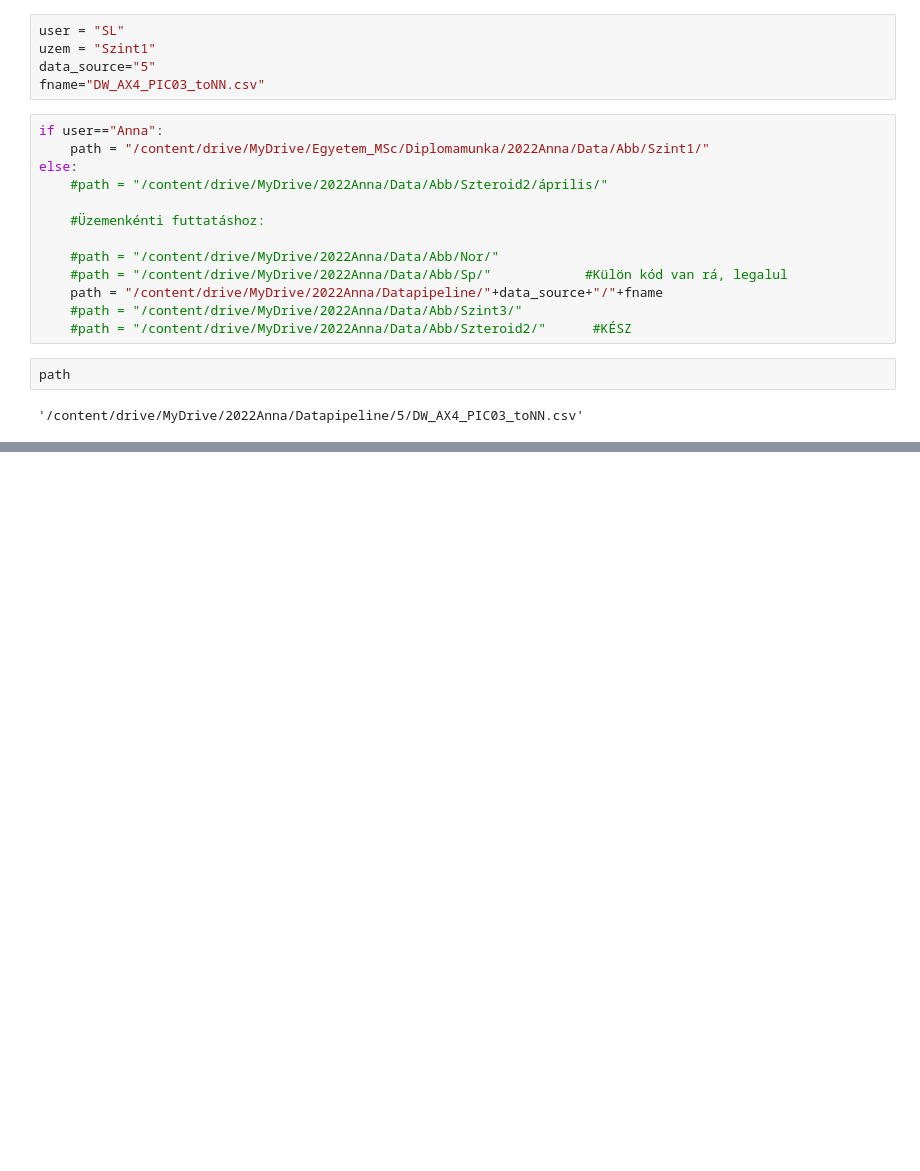
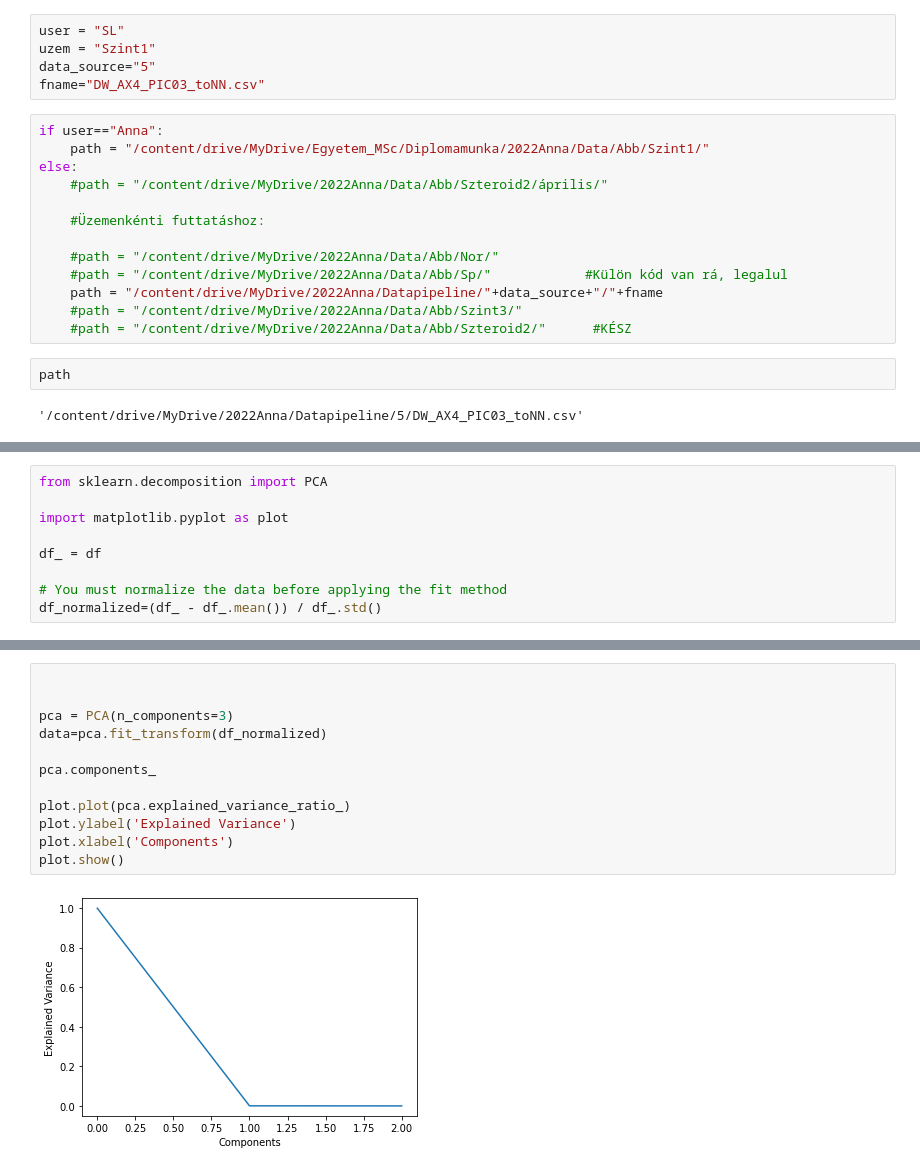
Before and after one commit to sipocz/pid_time_series, a Jupyter notebook: PID_Autoencoder.ipynb, the cells around one changed output, grey strips where cells are left out. Cells and saved outputs as stored; diff of their text form; blank space fills up the shorter version.

```diff
--- a/PID_Autoencoder.ipynb
+++ b/PID_Autoencoder.ipynb
@@ -44,0 +69,9 @@ df.head()
+# %%
+from sklearn.decomposition import PCA
+
+import matplotlib.pyplot as plot
+
+df_ = df
+
+# You must normalize the data before applying the fit method
+df_normalized=(df_ - df_.mean()) / df_.std()
@@ -44,0 +90,14 @@ df.head()
+# %%
+
+
+pca = PCA(n_components=3)
+data=pca.fit_transform(df_normalized)
+
+pca.components_
+
+plot.plot(pca.explained_variance_ratio_)
+plot.ylabel('Explained Variance')
+plot.xlabel('Components')
+plot.show()
+# %% [output]
+[figure, added]
```
Also changed, not shown: parts of 6 cells of this notebook.
